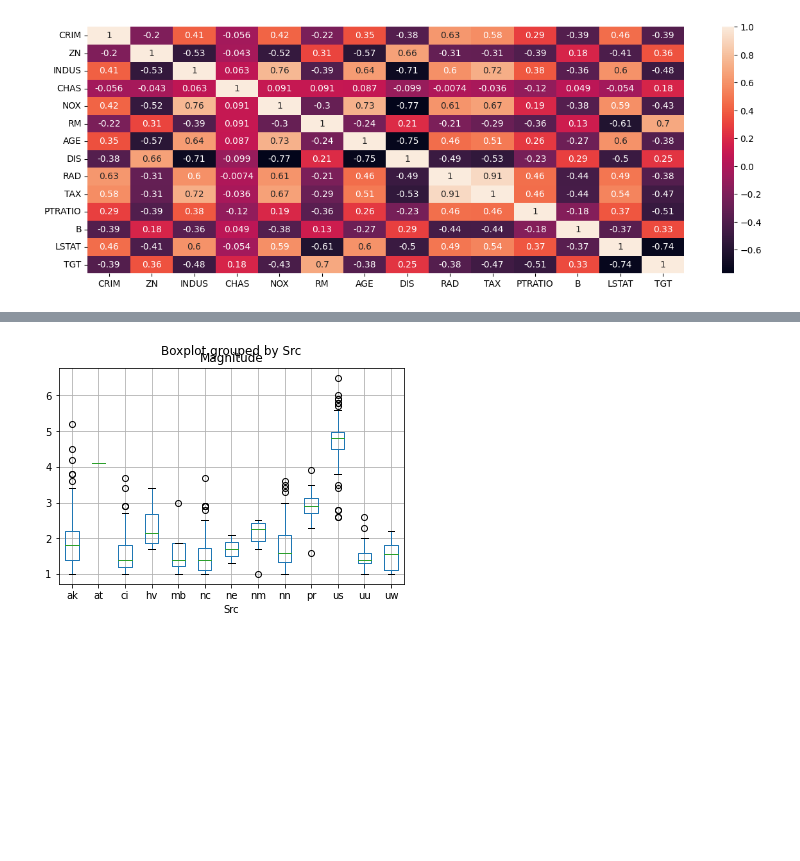
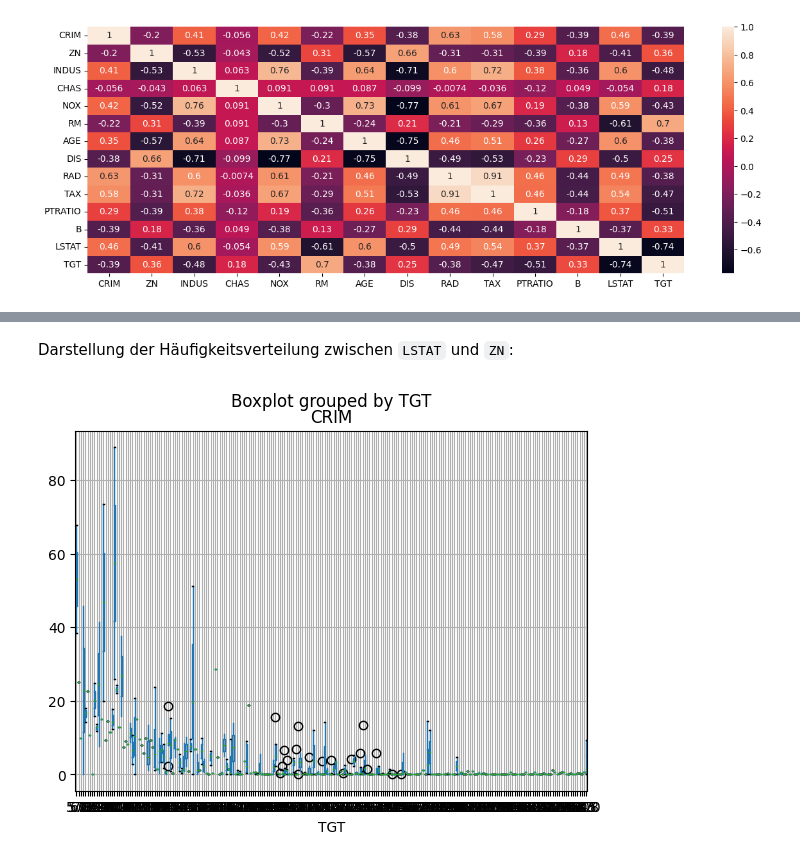
Before and after one commit to robingenz/htwg-machine-learning-exercises, a Jupyter notebook: exercises/01_Explorative_Analyse_und_PCA/01_explorative-analyse.ipynb, the cells around one changed output, grey strips where cells are left out. Cells and saved outputs as stored; diff of their text form; code cells hidden in the pictures; blank space fills up the shorter version.

```diff
--- a/exercises/01_Explorative_Analyse_und_PCA/01-explorative-analyse.ipynb
+++ b/exercises/01_Explorative_Analyse_und_PCA/01_explorative-analyse.ipynb
@@ -299,4 +223,6 @@ Darstellung der Häufigkeitsverteilung der Erdbebenstärken für die verschieden
+# %% [markdown]
+Darstellung der Häufigkeitsverteilung zwischen `LSTAT` und `ZN`:
 # %%
-pd.DataFrame.boxplot(eData, column='Magnitude', by='Src');
+pd.DataFrame.boxplot(eData, column='CRIM', by='TGT');
 # %% [output]
-[figure, old version]
+[figure, new version]
```
Also changed, not shown: parts of 33 cells of this notebook, 6 other files.
